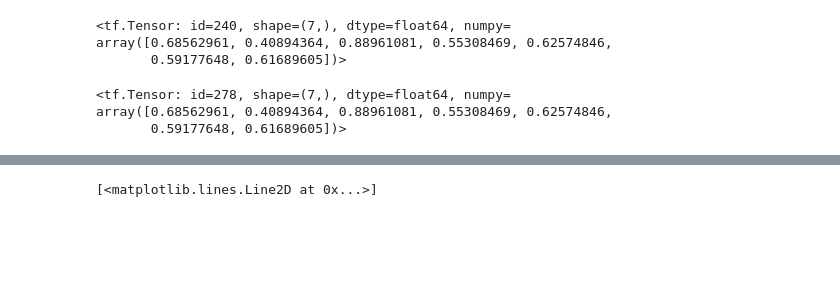
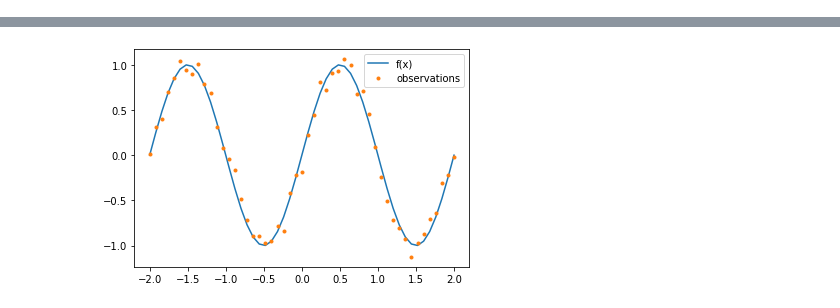
Before and after one commit to GPflow/GPflow, a Jupyter notebook: notebooks2/advanced/VFF.ipynb, the cells around one changed output, grey strips where cells are left out. Cells and saved outputs as stored; diff of their text form; code cells hidden in the pictures; blank space fills up the shorter version.

```diff
--- a/notebooks2/advanced/VFF.ipynb
+++ b/notebooks2/advanced/VFF.ipynb
@@ -218,15 +208,3 @@ Xnew = np.random.randn(9, 1)
-# %%
-tf.linalg.diag_part(tf.matmul(kuf, kuu.solve(kuf), transpose_a=True))
-# %% [output]
-<tf.Tensor: id=240, shape=(7,), dtype=float64, numpy=
-array([0.68562961, 0.40894364, 0.88961081, 0.55308469, 0.62574846,
-       0.59177648, 0.61689605])>
-# %%
-tf.reduce_sum(kuf * kuu.solve(kuf), axis=-2)
-# %% [output]
-<tf.Tensor: id=278, shape=(7,), dtype=float64, numpy=
-array([0.68562961, 0.40894364, 0.88961081, 0.55308469, 0.62574846,
-       0.59177648, 0.61689605])>
 # %%
 X = np.linspace(-2, 2, 51)
 Xnew = np.linspace(-4, 4, 501)
@@ -241,4 +216,7 @@ import matplotlib.pyplot as plt
 # %%
-plt.plot(X, F)
-plt.plot(X, Y, '.')
+plt.figure()
+plt.plot(X, F, label='f(x)')
+plt.plot(X, Y, '.', label='observations')
+plt.legend()
+plt.show()
 # %% [output]
@@ -247,4 +223,4 @@ plt.plot(X, Y, '.')
-[<matplotlib.lines.Line2D at 0x...>]
+[figure, added]
 # %%
 m = gpflow.models.SVGP(kernel=gpflow.kernels.Matern12(),
                        likelihood=gpflow.likelihoods.Gaussian(variance=0.1**2),
```
Also changed, not shown: parts of 12 cells of this notebook.
